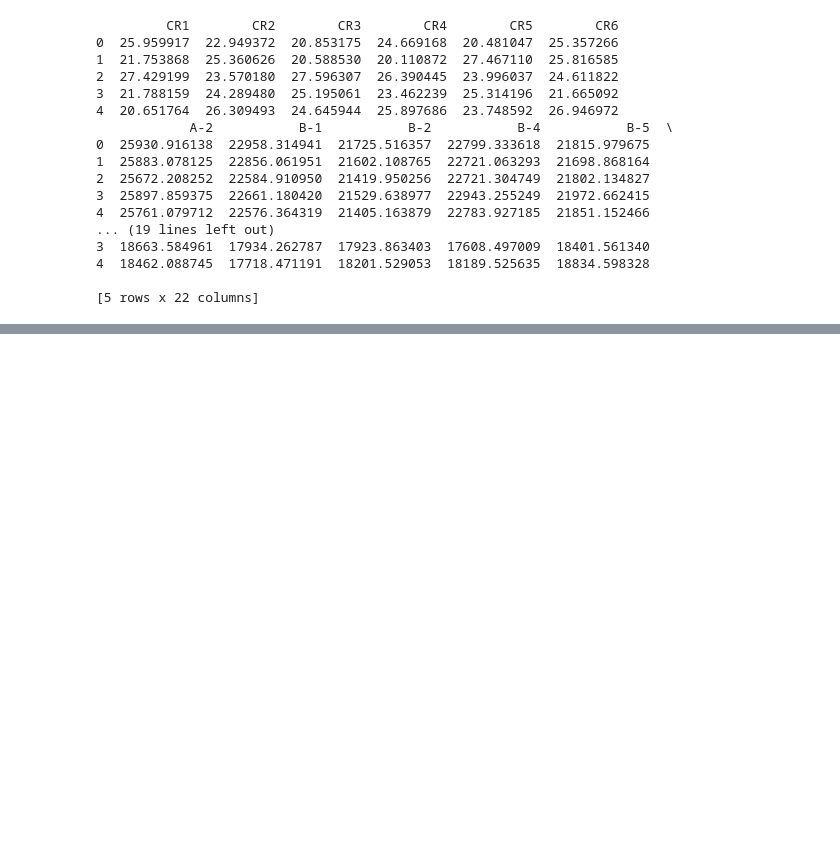
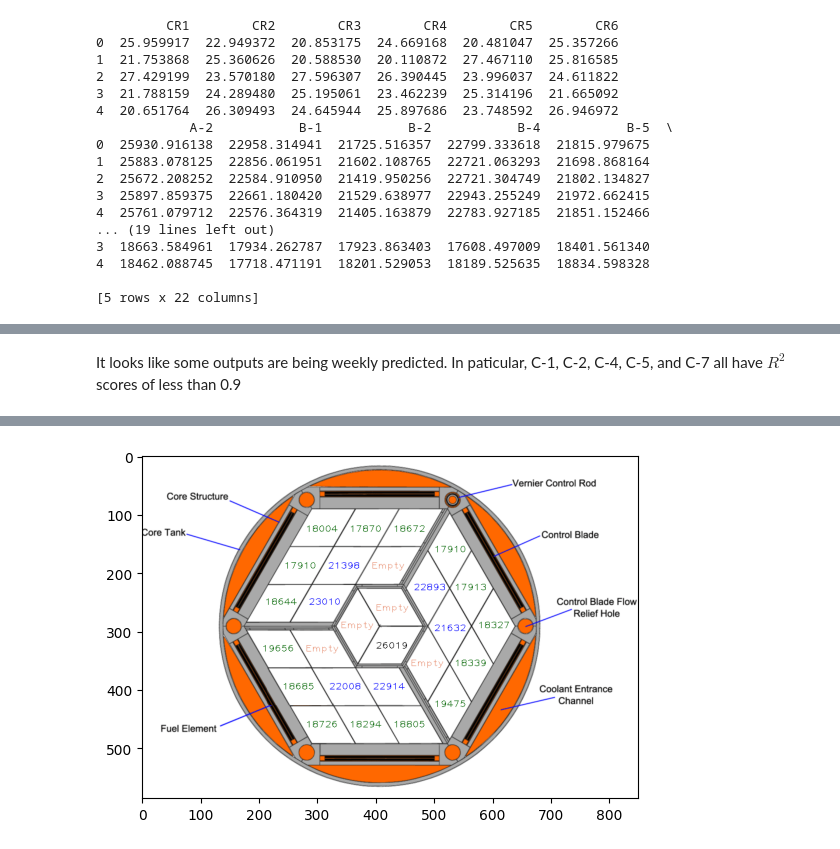
Before and after one commit to AdamBedel/ners590, a Jupyter notebook: abedel_lab4.ipynb, the cells around one changed output, grey strips where cells are left out. Cells and saved outputs as stored; diff of their text form; code cells hidden in the pictures; blank space fills up the shorter version.

```diff
--- a/abedel_lab4.ipynb
+++ b/abedel_lab4.ipynb
@@ -71,0 +165,12 @@ Ytest = yscaler.transform(ytest)
+# %%
+# Exercise Set 4 (d)
+best = load_model('best_model.keras')
+last = load_model('last_model.keras')
+bestY = best.predict(Xtest)
+lastY = last.predict(Xtest)
+
+def metrics(true, predict):
+    return mean_absolute_error(true, predict), mean_absolute_percentage_error(true, predict), root_mean_squared_error(true, predict), r2_score(true, predict)
+
+metdf = pd.DataFrame((metrics(Ytest, bestY), metrics(Ytest, lastY)), columns=['MAE', 'MAPE', 'RMSE', 'R2'], index = ['best', 'last'])
+print(metrics)
@@ -71,0 +183,7 @@ Ytest = yscaler.transform(ytest)
+# %%
+# Exercise Set 4 (e)
+r2_list = []
+for i in range(Ytest.shape[1]):
+    r2_list.append(r2_score(Ytest[:,i], bestY[:,i]))
+r2df = pd.DataFrame(r2_list, columns = ['r2_score'], index=ydata.columns)
+print(r2df)
@@ -71,0 +208,41 @@ Ytest = yscaler.transform(ytest)
+# %% [markdown]
+It looks like some outputs are being weekly predicted. In paticular, C-1, C-2, C-4, C-5, and C-7 all have $ R^2 $ scores of less than 0.9
+# %%
+# Exercise Set 4 (f)
+
+###############
+# Copied Code #
+###############
+def plot_mitr (model, x, template_path, yscaler=None):
+    pos=[(400,330), (465,230), (500,300), (395,400), (320,400), (285,255), (318,193),
+         (500,165), (535,230), (575,295), (535,360), (500, 430), (430, 465), (355, 465), (280, 465),
+         (240,400), (205, 335), (210,255), (243,193), (280,130), (355,130), (430,130),
+         (393,193), (460,360), (280, 335), (400,265), (340,295)]
+
+    Ynn=model.predict(np.array([x,]))
+    if yscaler:
+        Ynn=yscaler.inverse_transform(Ynn)
+    Ynn=Ynn.flatten().tolist()
+
+    image = cv2.imread(template_path)
+    for i in range(len(pos)):
+        if i==0:
+            image=cv2.putText(img=np.copy(image), text=str(int(Ynn[i])), org=pos[i],
+                                      fontFace=1, fontScale=1.1, color=(0,0,0))
+        if i in [1,2,3,4,5,6]:
+            image=cv2.putText(img=np.copy(image), text=str(int(Ynn[i])), org=pos[i],
+                                      fontFace=1, fontScale=1.1, color=(0,0,255))
+        if i in list(range(7,22)):
+            image=cv2.putText(img=np.copy(image), text=str(int(Ynn[i])), org=pos[i],
+                                      fontFace=1, fontScale=1.1, color=(0, 100, 0))
+
+        if i in list(range(22,28)):
+            image=cv2.putText(img=np.copy(image), text=str('Empty'), org=pos[i],
+                                      fontFace=1, fontScale=1.1, color=(233, 150, 122))
+    plt.imshow(image)
+    cv2.imwrite("mitr.jpg", image, [int(cv2.IMWRITE_JPEG_QUALITY), 300])
+    plt.show()
+
+
+plot_mitr(model=model , yscaler=yscaler , template_path = mitr_path, x=Xtest[0,:])
+# %% [output]
@@ -71,0 +250 @@ Ytest = yscaler.transform(ytest)
+[figure, added]
```
Also changed, not shown: parts of 22 cells of this notebook, 7 other files.
